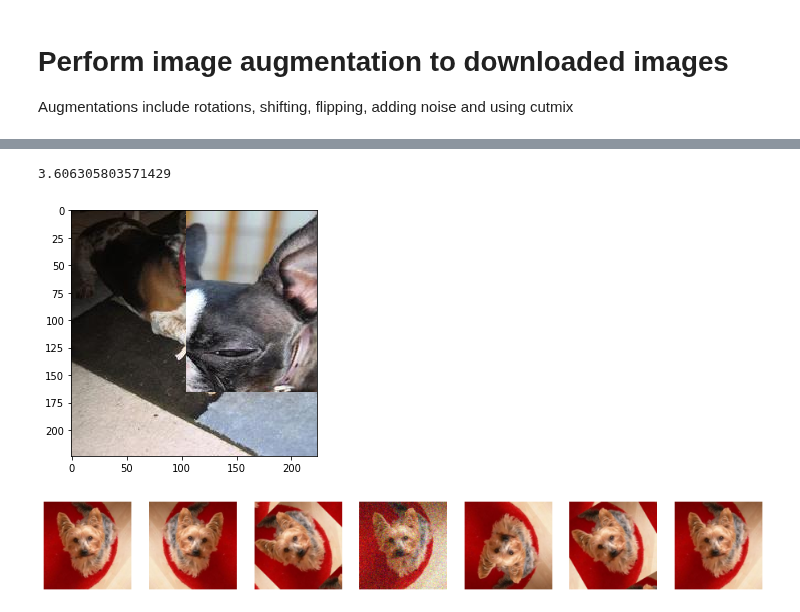
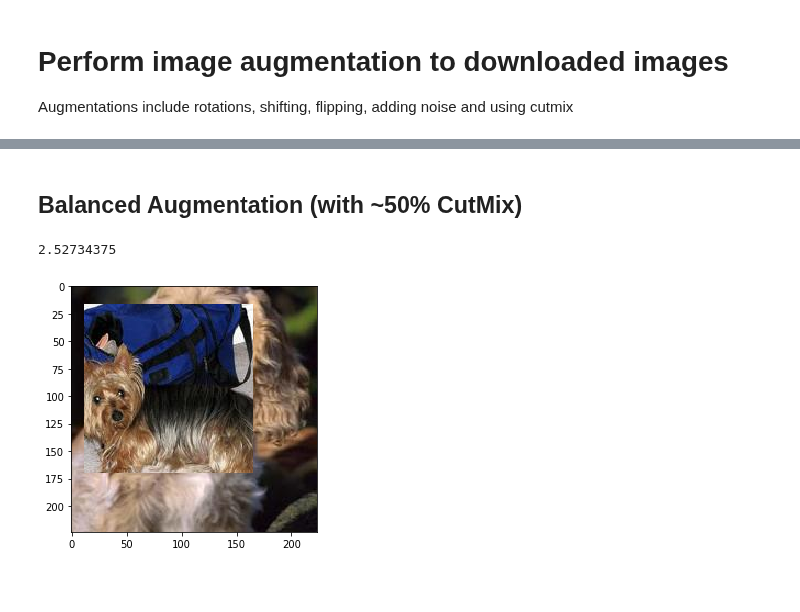
Before and after one commit to Chen-Yiyang/cs4243_project, a Jupyter notebook: main_notebook.ipynb, the cells around one changed output, grey strips where cells are left out. Saved outputs shown, nothing was run; the diff lists cells and outputs as text; code cells hidden in the pictures; blank space fills up the shorter version.

```diff
--- a/main_notebook.ipynb
+++ b/main_notebook.ipynb
@@ -364,0 +377,8 @@ y_count
+# %%
+# Test all 9 types of augmentations
+fig, ax = plt.subplots(nrows = 1, ncols = 9, figsize = (16, 16))
+idx = np.random.choice(unaug_x.shape[0])
+
+for i, aug in enumerate(get_aug_img(img=unaug_x[idx], multiplier=9, isRandom=False)):
+    ax[i].imshow(aug)
+    ax[i].axis('off')
@@ -364,0 +389,21 @@ y_count
+# %%
+# balanced augmentation
+balan_imgs = []
+balan_x = []
+balan_y = []
+
+w = 32
+n = 2000
+
+for i in tqdm(range(unaug_x.shape[0])):
+    img, label = unaug_x[i], unaug_y[i]
+
+    # multiplier round to nearest
+    aug_multiplier = int(n / unaug_y_count[label] + 0.5)
+    for img_aug in get_aug_img(img=img, multiplier=aug_multiplier):
+        balan_imgs.append(img_aug if img_aug.shape[0] == w == img_aug.shape[1] else resize(img_aug, (w, w)))
+        balan_y.append(label)
+
+balan_x = np.stack(balan_imgs)
+balan_y = np.array(balan_y)
+balan_x.shape, balan_y.shape
@@ -364,0 +412,5 @@ y_count
+# %%
+# Show the augmented number for each label
+labels, counts = np.unique(balan_y, return_counts=True)
+balan_y_count = dict(zip(labels, counts))
+balan_y_count
@@ -365,3 +430,5 @@ y_count
+# %% [markdown]
+## Balanced Augmentation (with ~50% CutMix)
 # %%
 def rand_bbox(size, lamb):
     """ Generate random bounding box
@@ -411,11 +478,12 @@ def generate_cutmix_image(image_batch, image_batch_labels, beta):
 
     return image_batch_updated, label
 # %%
-cut_mix_img, cut_mix_labels = generate_cutmix_image(train_x, train_y, 0.5)
+cut_mix_imgs, cut_mix_labels = generate_cutmix_image(unaug_x, unaug_y, 0.5)
 # %%
-idx = np.random.choice(cut_mix_img.shape[0])
-imshow(cut_mix_img[idx])
-print(cut_mix_labels[idx])
+idx = np.random.choice(cut_mix_imgs.shape[0])
+imshow(cut_mix_imgs[idx])
+
+cut_mix_labels[idx]
 # %% [output]
-3.606305803571429
+2.52734375
-[figure, old version]
+[figure, new version]
@@ -437,10 +489,0 @@ def get_aug_img(img, multiplier):
-# %%
-# Test all 7 types of augmentations
-fig, ax = plt.subplots(nrows = 1, ncols = 7, figsize = (16, 16))
-idx = np.random.choice(train_x.shape[0])
-
-for i, aug in enumerate(get_aug_img(img=train_x[idx], multiplier=7)):
-    ax[i].imshow(aug)
-    ax[i].axis('off')
-# %% [output]
-[figure, removed]
```
Also changed, not shown: parts of 27 cells of this notebook, 2 other files.
